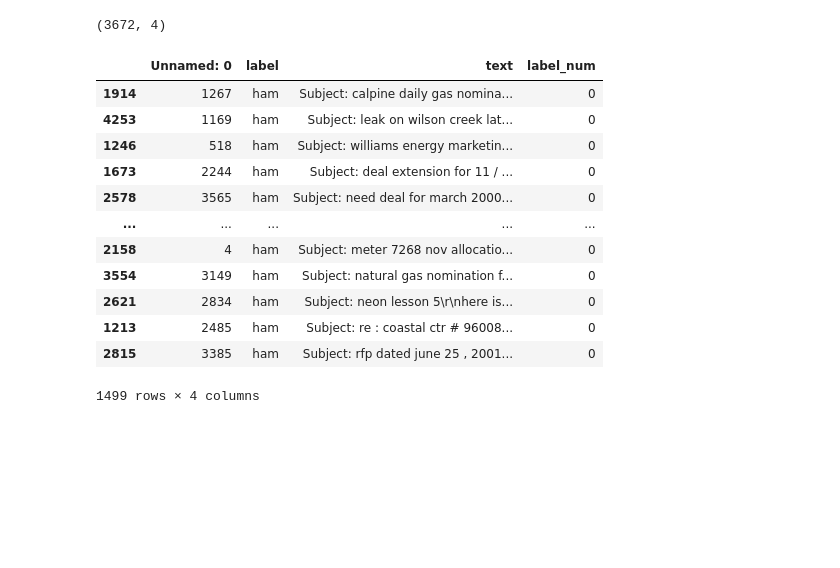
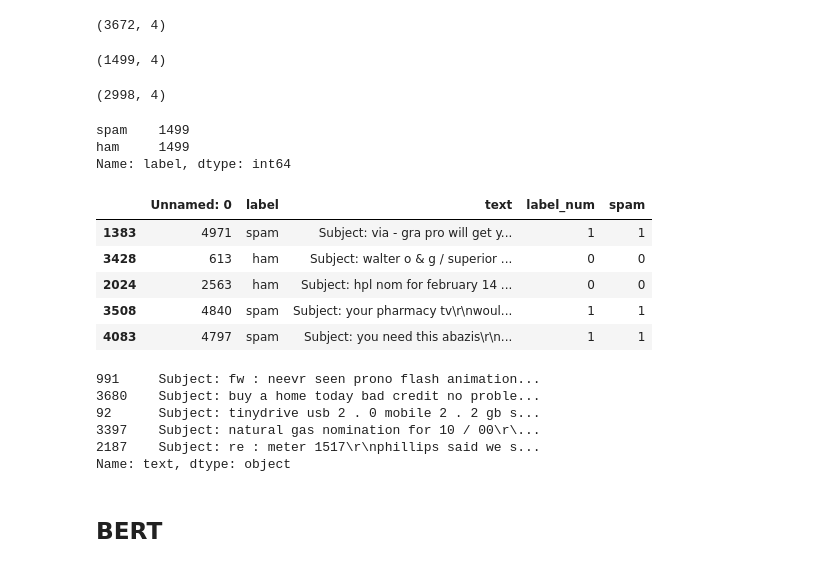
Before and after one commit to jmbaek/NLP_applications, a Jupyter notebook: PretrainingBERT_PythonCodeTutorial.ipynb, the cells around one changed output. Saved outputs shown, nothing was run; the diff lists cells and outputs as text; code cells hidden in the pictures; blank space fills up the shorter version.

```diff
--- a/PretrainingBERT_PythonCodeTutorial.ipynb
+++ b/PretrainingBERT_PythonCodeTutorial.ipynb
@@ -172,18 +172,28 @@ df_ham.shape
 # %% [output]
 (3672, 4)
 # %%
-df_ham.sample(df_spam.shape[0])
+df_ham_downsampled = df_ham.sample(df_spam.shape[0])
+df_ham_downsampled.shape
 # %% [output]
-|  | Unnamed: 0 | label | text | label_num |
-| 1914 | 1267 | ham | Subject: calpine daily gas nomina... | 0 |
-| 4253 | 1169 | ham | Subject: leak on wilson creek lat... | 0 |
-| 1246 | 518 | ham | Subject: williams energy marketin... | 0 |
-| 1673 | 2244 | ham | Subject: deal extension for 11 / ... | 0 |
-| 2578 | 3565 | ham | Subject: need deal for march 2000... | 0 |
-| ... | ... | ... | ... | ... |
-| 2158 | 4 | ham | Subject: meter 7268 nov allocatio... | 0 |
-| 3554 | 3149 | ham | Subject: natural gas nomination f... | 0 |
-| 2621 | 2834 | ham | Subject: neon lesson 5\r\nhere is... | 0 |
-| 1213 | 2485 | ham | Subject: re : coastal ctr # 96008... | 0 |
-| 2815 | 3385 | ham | Subject: rfp dated june 25 , 2001... | 0 |
-1499 rows × 4 columns
+(1499, 4)
+# %%
+df_balanced = pd.concat([df_spam, df_ham_downsampled])
+df_balanced.shape
+# %% [output]
+(2998, 4)
+# %%
+df_balanced['label'].value_counts()
+# %% [output]
+spam    1499
+ham     1499
+Name: label, dtype: int64
+# %%
+df_balanced['spam'] = df_balanced['label'].apply(lambda x: 1 if x=='spam' else 0)
+df_balanced.sample(5)
+# %% [output]
+|  | Unnamed: 0 | label | text | label_num | spam |
+| 1383 | 4971 | spam | Subject: via - gra pro will get y... | 1 | 1 |
+| 3428 | 613 | ham | Subject: walter o & g / superior ... | 0 | 0 |
+| 2024 | 2563 | ham | Subject: hpl nom for february 14 ... | 0 | 0 |
+| 3508 | 4840 | spam | Subject: your pharmacy tv\r\nwoul... | 1 | 1 |
+| 4083 | 4797 | spam | Subject: you need this abazis\r\n... | 1 | 1 |
@@ -189,0 +203,11 @@ df_ham.sample(df_spam.shape[0])
+# %%
+x_train.head()
+# %% [output]
+991     Subject: fw : neevr seen prono flash animation...
+3680    Subject: buy a home today bad credit no proble...
+92      Subject: tinydrive usb 2 . 0 mobile 2 . 2 gb s...
+3397    Subject: natural gas nomination for 10 / 00\r\...
+2187    Subject: re : meter 1517\r\nphillips said we s...
+Name: text, dtype: object
+# %% [markdown]
+## BERT
```
Also changed, not shown: parts of 1 cell of this notebook.
